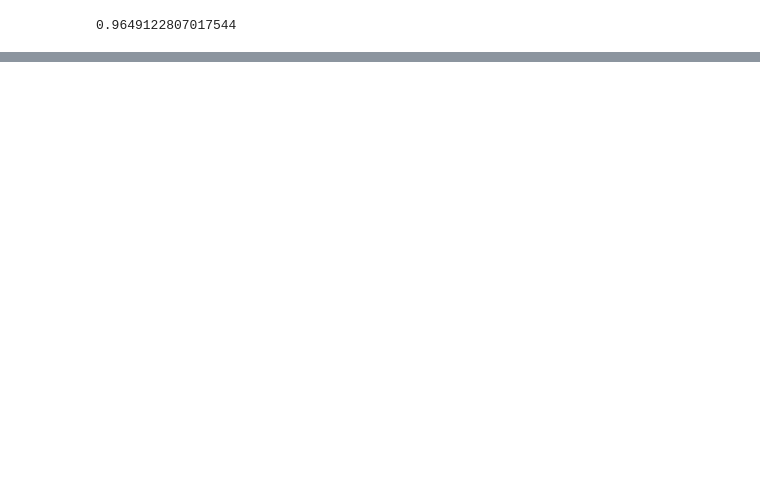
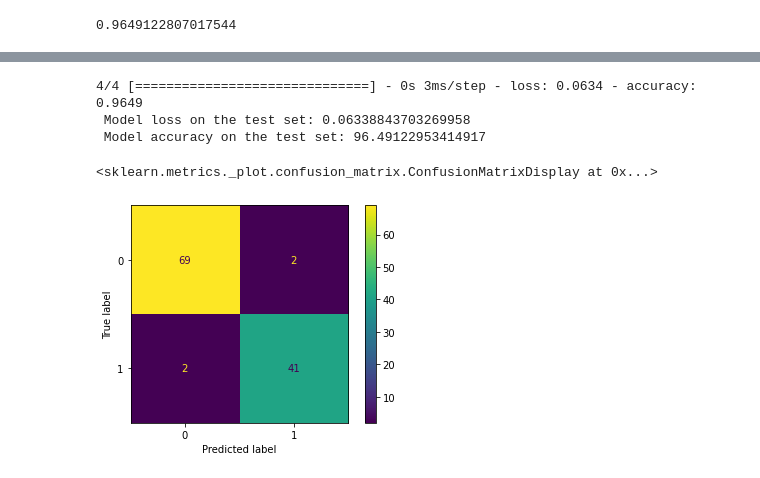
Before and after one commit to colinoy/BreastCancerPrediction, a Jupyter notebook: BreastCancer.ipynb, the cells around one changed output, grey strips where cells are left out. Cells and saved outputs as stored; diff of their text form; code cells hidden in the pictures; blank space fills up the shorter version.

```diff
--- a/BreastCancer.ipynb
+++ b/BreastCancer.ipynb
@@ -582,4 +443,26 @@ import keras
 import tensorflow as tf
 
 from keras.models import Sequential
+from keras.layers import Dense
+from keras.wrappers.scikit_learn import KerasClassifier
+
+model = Sequential()
+
+model.add(Dense(units=100, activation='relu', input_shape=(X_train.shape[1],)))
+model.add(Dense(units=100, activation='relu'))
+model.add(Dense(units=1, activation='sigmoid'))
+
+#relu is the rectified linear unit function, which is a function that returns the max of 0 and the input.
+#sigmod refers to the sigmoid function, which is a function that maps the input to the output.
+
+optemizer = keras.optimizers.Adam(lr=0.001)
+#lr is the learning rate, which is the step size of the gradient descent algorithm.
+#adam optimizer is a stochastic gradient descent algorithm.
+
+model.compile(optimizer=optemizer, loss='binary_crossentropy', metrics=['accuracy'])
+#loss is the loss function, which is the function that measures the difference between the output and the expected output.
+#binary_crossentropy is the loss function for binary classification.
+#matrics is the list of metrics to be used to evaluate the model, which is the function that measures the performance of the model.
+
+model.fit(X_train, y_train, epochs=50, batch_size=10)
 # %% [output]
@@ -586,0 +487,19 @@ ModuleNotFoundError: No module named 'tensorflow'
+# %%
+loss, accuracy = model.evaluate(X_test, y_test)
+print(f' Model loss on the test set: {loss}')
+print(f' Model accuracy on the test set: {100*accuracy}')
+# %% [output]
+4/4 [==============================] - 0s 3ms/step - loss: 0.0634 - accuracy: 0.9649
+ Model loss on the test set: 0.06338843703269958
+ Model accuracy on the test set: 96.49122953414917
+# %%
+#predicting the test set
+
+pred_nn = model.predict(X_test)
+#plot the confusion matrix
+cm = confusion_matrix(y_test, pred_nn.round())
+disp = ConfusionMatrixDisplay(confusion_matrix=cm)
+disp.plot()
+# %% [output]
+<sklearn.metrics._plot.confusion_matrix.ConfusionMatrixDisplay at 0x...>
+[figure, added]
```
Also changed, not shown: parts of 37 cells of this notebook, 1 other file.
